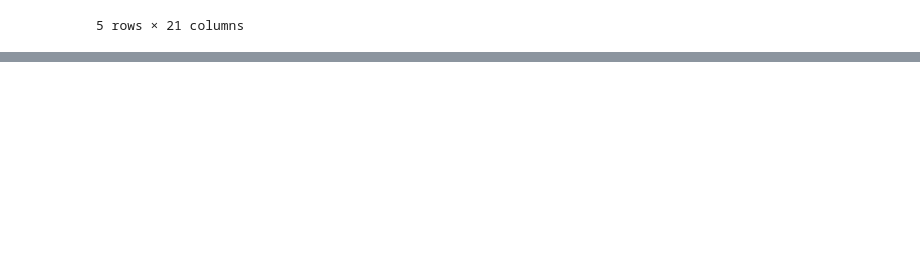
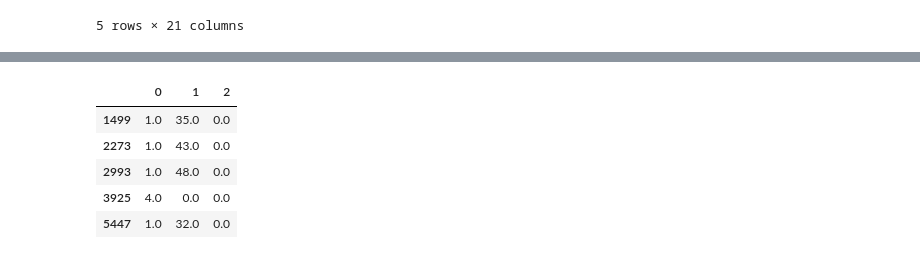
Before and after one commit to Duegan24/Movies-ETL, a Jupyter notebook: Movie Data Cleanup.ipynb, the cells around one changed output, grey strips where cells are left out. Cells and saved outputs as stored; diff of their text form; code cells hidden in the pictures; blank space fills up the shorter version.

```diff
--- a/Movie Data Cleanup.ipynb
+++ b/Movie Data Cleanup.ipynb
@@ -190,0 +390,4 @@ clean_movies_df.head()
+# %%
+wiki_movies_df['release_date'] = pd.to_datetime(release_date.str.extract(f'({date_form_one}|{date_form_two}|{date_form_three}|{date_form_four})')[0], infer_datetime_format=True)
+wiki_movies_df.drop('Release date', axis=1, inplace=True)
+wiki_movies_df
@@ -190,0 +408,3 @@ clean_movies_df.head()
+# %%
+running_time = wiki_movies_df['Running time'].dropna().apply(lambda x: ' '.join(x) if type(x) == list else x)
+running_time
@@ -190,0 +449,17 @@ clean_movies_df.head()
+# %%
+# Created a datatable of the hour + minutes or just minutes. Each round bracket creates a new column in the datatable
+running_time_extract = running_time.str.extract(r'(\d+)\s*ho?u?r?s?\s*(\d*)|(\d+)\s*m')
+# %%
+# Fill all NaN values with zero...the to_numeric is converting the strings to numeric values if it is not then it will throw an error
+#which is then replaced with a Na and the fillna is chained in to replace the na with a zero
+running_time_extract = running_time_extract.apply(lambda col: pd.to_numeric(col, errors='coerce')).fillna(0)
+# %%
+# I wanted to see the how the dataframe was being filled in when hours was present
+running_time_extract[running_time_extract[0]>0]
+# %% [output]
+|  | 0 | 1 | 2 |
+| 1499 | 1.0 | 35.0 | 0.0 |
+| 2273 | 1.0 | 43.0 | 0.0 |
+| 2993 | 1.0 | 48.0 | 0.0 |
+| 3925 | 4.0 | 0.0 | 0.0 |
+| 5447 | 1.0 | 32.0 | 0.0 |
```
Also changed, not shown: parts of 40 cells of this notebook, 1 other file.
